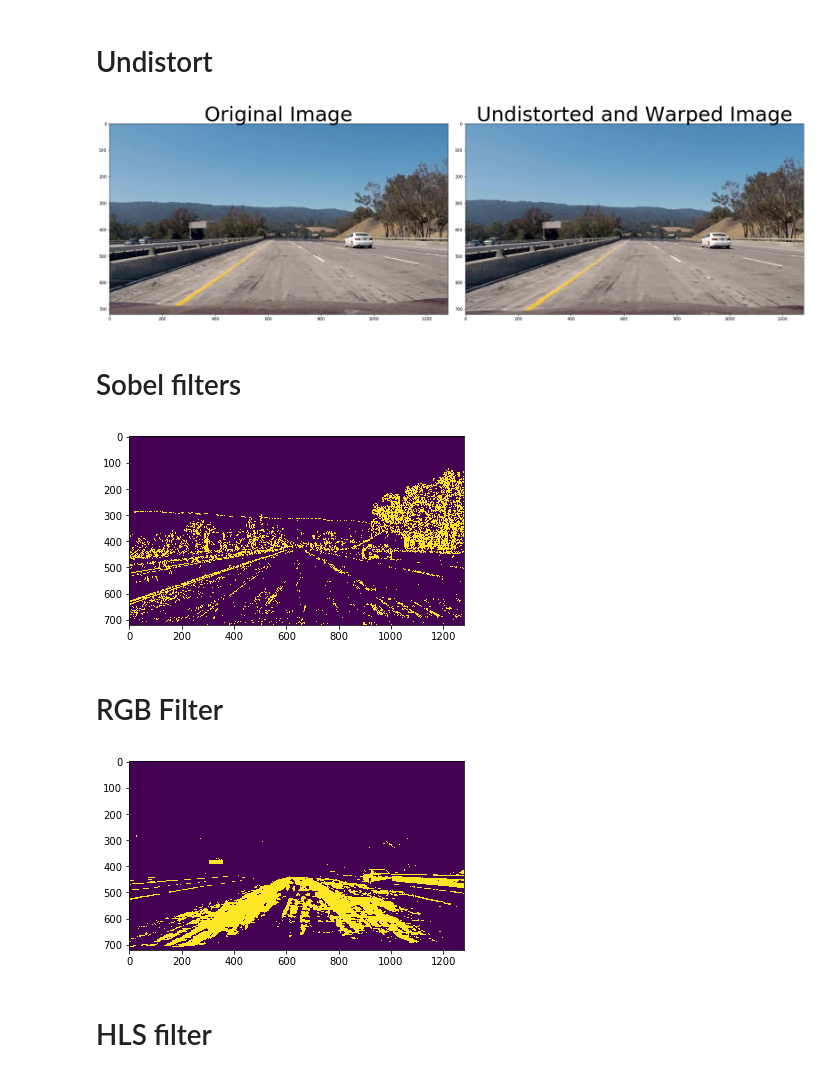
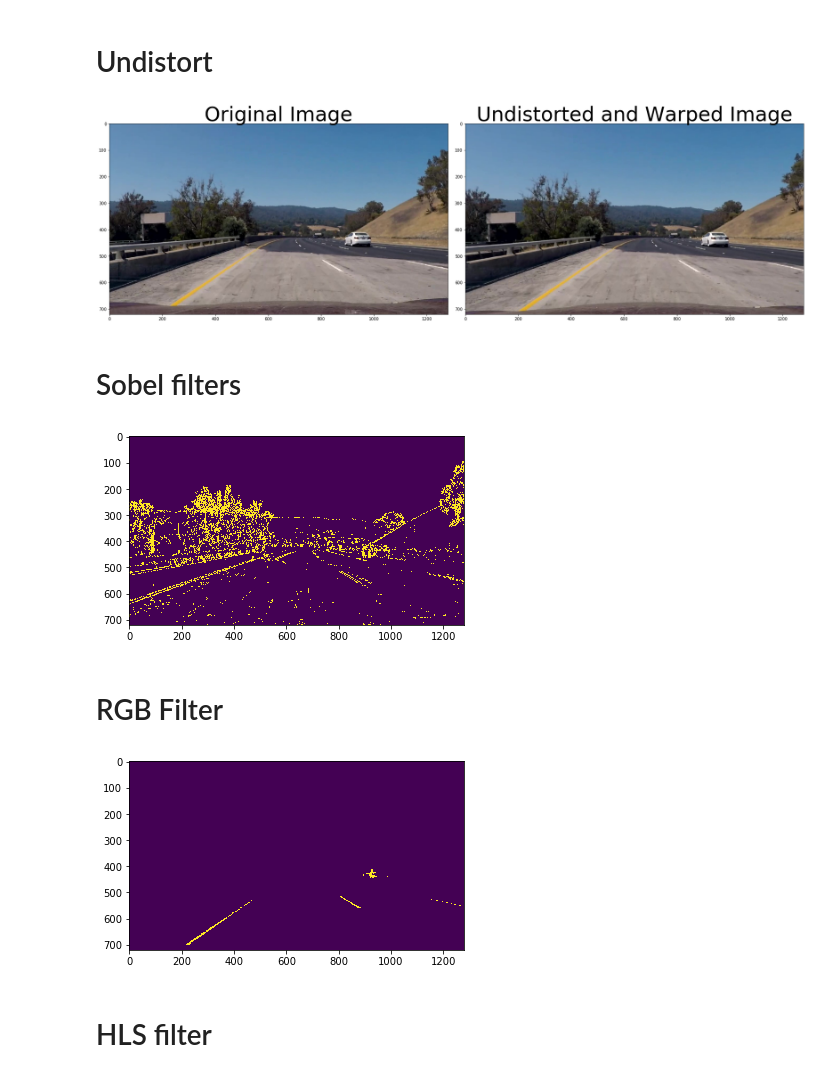
Before and after one commit to kirilcvetkov92/Advanced-Lane-Detection, a Jupyter notebook: Notebook.ipynb, the cells around one changed output. Drawn from its saved outputs; the diff is of its cells as text; code cells hidden in the pictures.

```diff
--- a/Notebook.ipynb
+++ b/Notebook.ipynb
@@ -24,23 +24,27 @@ for fname in fnames :
 # %% [markdown]
 # Undistort
 # %%
-img = mpimg.imread('Project_video_Moment.jpg')
+img = mpimg.imread('Project_video_Moment4.jpg')
 height, width  = img.shape[0], img.shape[1]
 undistorted, dist, mtx = cal_undistort(img, obj_points_list, img_points_list)
 
 f, (ax1, ax2) = plt.subplots(1, 2, figsize=(24, 9))
 f.tight_layout()
 ax1.imshow(img)
 ax1.set_title('Original Image', fontsize=50)
 ax2.imshow(undistorted)
 ax2.set_title('Undistorted and Warped Image', fontsize=50)
 plt.subplots_adjust(left=0., right=1, top=0.9, bottom=0.)
 plt.show()
 # %% [output]
-[figure, old version]
+[figure, new version]
 # %% [markdown]
 # Sobel filters
 # %%
+
+
+
+
 image = undistorted.copy()
 combined = np.zeros((height,width), dtype = np.uint8)
 combined_condition = sobel_filter(image)
@@ -48,10 +52,12 @@ combined[combined_condition] = 1
 plt.imshow(combined)
 plt.show()
 # %% [output]
-[figure, old version]
+[figure, new version]
 # %% [markdown]
 # RGB Filter
 # %%
+
+
 rgb = np.copy(undistorted)
 color_combined = np.zeros((height,width), dtype = np.uint8)
 r_g_condition = rgb_filter(rgb)
@@ -59,7 +65,7 @@ color_combined[r_g_condition] = 1
 plt.imshow(color_combined)
 plt.show()
 # %% [output]
-[figure, old version]
+[figure, new version]
 # %% [markdown]
 # HLS filter
 # %%
```
Also changed, not shown: parts of 18 cells of this notebook, 1 other file.
